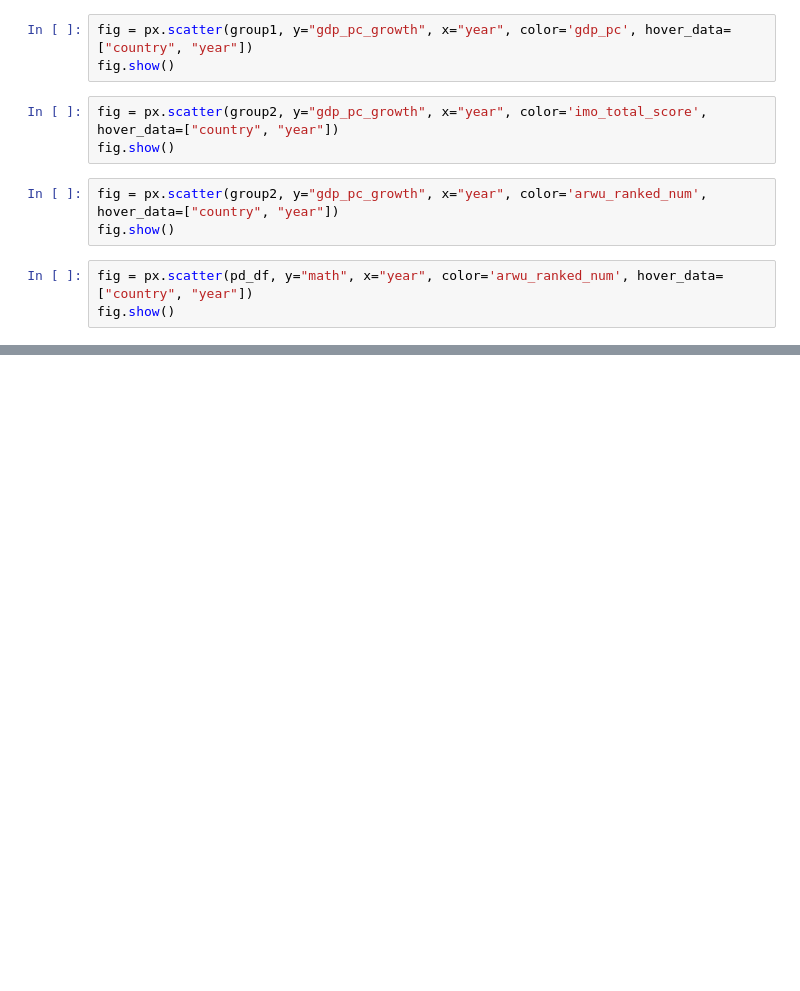
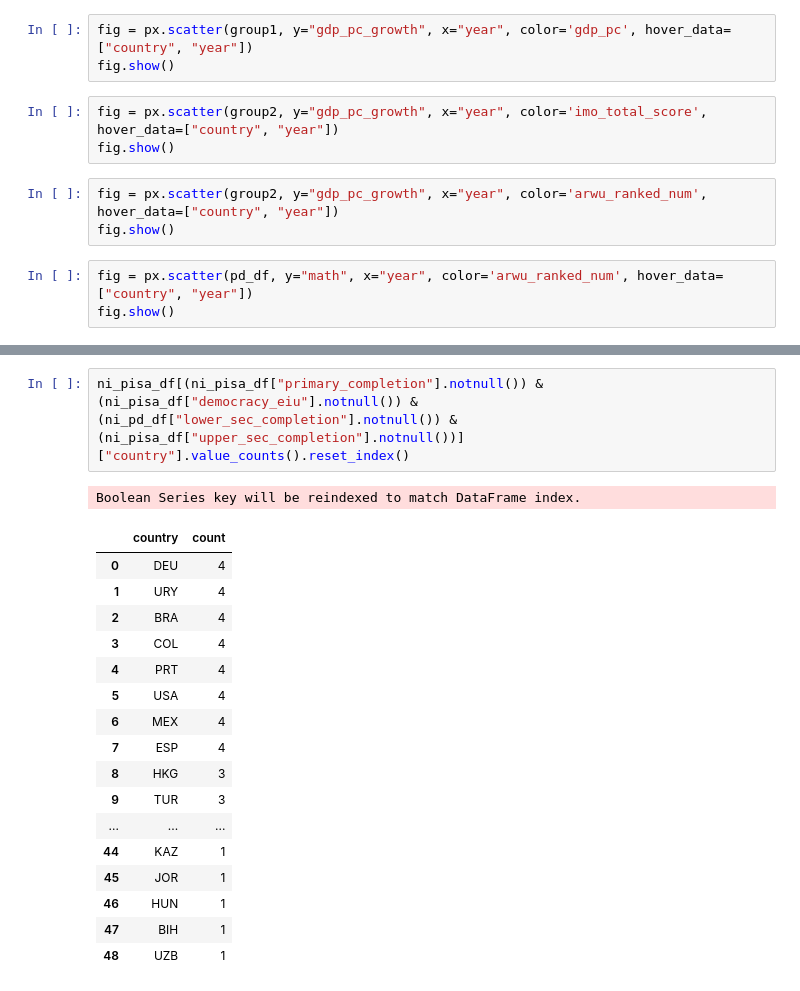
Before and after one commit to jamesxu123/econ442, a Jupyter notebook: charts/regs.ipynb, the cells around one changed output, grey strips where cells are left out. Cells and saved outputs as stored; diff of their text form; blank space fills up the shorter version.

```diff
--- a/charts/regs.ipynb
+++ b/charts/regs.ipynb
@@ -236,0 +294,21 @@ print(yearly_pisa.render_latex())
+# %%
+ni_pisa_df[(ni_pisa_df["primary_completion"].notnull()) & (ni_pisa_df["democracy_eiu"].notnull()) & (ni_pd_df["lower_sec_completion"].notnull()) & (ni_pisa_df["upper_sec_completion"].notnull())]["country"].value_counts().reset_index()
+# %% [output]
+Boolean Series key will be reindexed to match DataFrame index.
+|  | country | count |
+| 0 | DEU | 4 |
+| 1 | URY | 4 |
+| 2 | BRA | 4 |
+| 3 | COL | 4 |
+| 4 | PRT | 4 |
+| 5 | USA | 4 |
+| 6 | MEX | 4 |
+| 7 | ESP | 4 |
+| 8 | HKG | 3 |
+| 9 | TUR | 3 |
+| ... | ... | ... |
+| 44 | KAZ | 1 |
+| 45 | JOR | 1 |
+| 46 | HUN | 1 |
+| 47 | BIH | 1 |
+| 48 | UZB | 1 |
```
Also changed, not shown: parts of 15 cells of this notebook, 5 other files.
